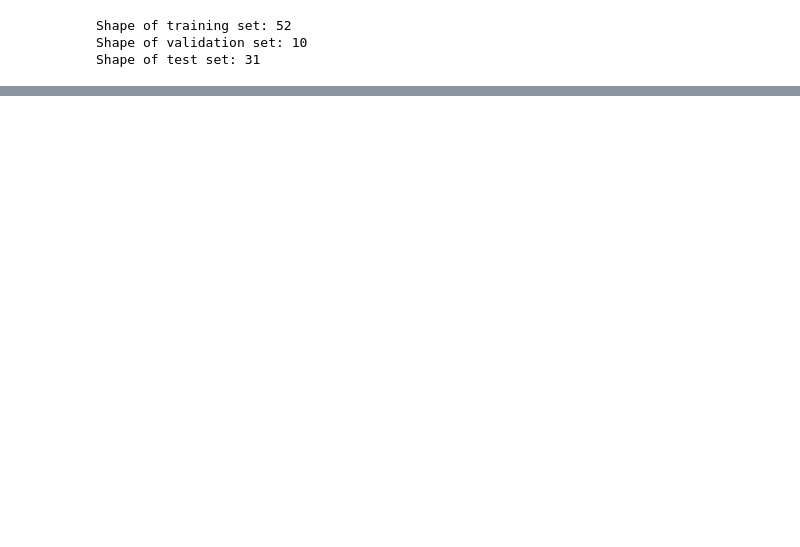
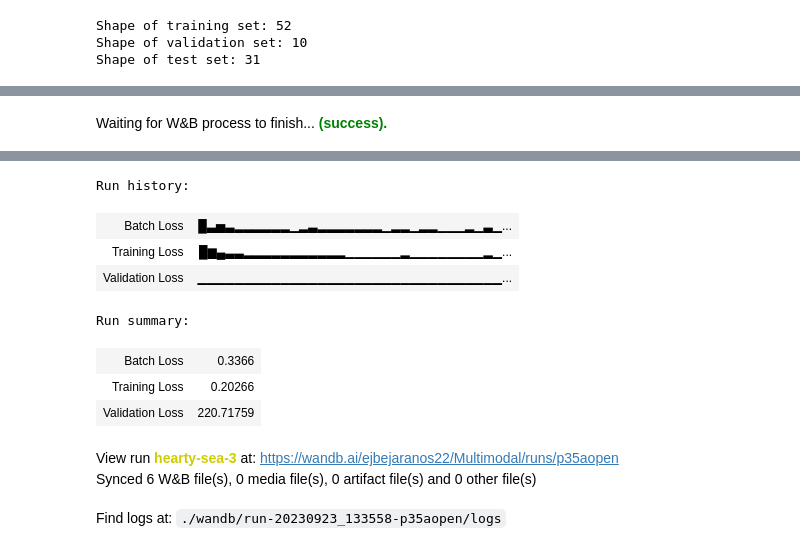
Before and after one commit to EjbejaranosAI/EmotionUnify, a Jupyter notebook: cmu_multimodal.ipynb, the cells around one changed output, grey strips where cells are left out. Drawn from its saved outputs; the diff is of its cells as text; code cells hidden in the pictures; blank space fills up the shorter version.

```diff
--- a/cmu_multimodal.ipynb
+++ b/cmu_multimodal.ipynb
@@ -293,0 +999,4 @@ Shape of test set: 31
+# %%
+wandb.finish()
+# %% [output]
+Waiting for W&B process to finish... (success).
@@ -293,0 +1004,11 @@ Shape of test set: 31
+Run history:
+| Batch Loss | █▃▅▃▂▂▂▂▂▂▁▂▃▂▂▂▂▂▂▂▁▂▂▁▂▂▁▁▁▂▁▃▁... |
+| Training Loss | █▆▄▃▃▂▂▂▂▂▂▂▂▂▂▂▁▁▁▁▁▁▂▁▁▁▁▁▁▁▁▂▁... |
+| Validation Loss | ▁▁▁▁▁▁▁▁▁▁▁▁▁▁▁▁▁▁▁▁▁▁▁▁▁▁▁▁▁▁▁▁▁... |
+Run summary:
+| Batch Loss | 0.3366 |
+| Training Loss | 0.20266 |
+| Validation Loss | 220.71759 |
+View run hearty-sea-3 at: https://wandb.ai/ejbejaranos22/Multimodal/runs/p35aopen
+Synced 6 W&B file(s), 0 media file(s), 0 artifact file(s) and 0 other file(s)
+Find logs at: ./wandb/run-20230923_133558-p35aopen/logs
```
Also changed, not shown: parts of 23 cells of this notebook.
